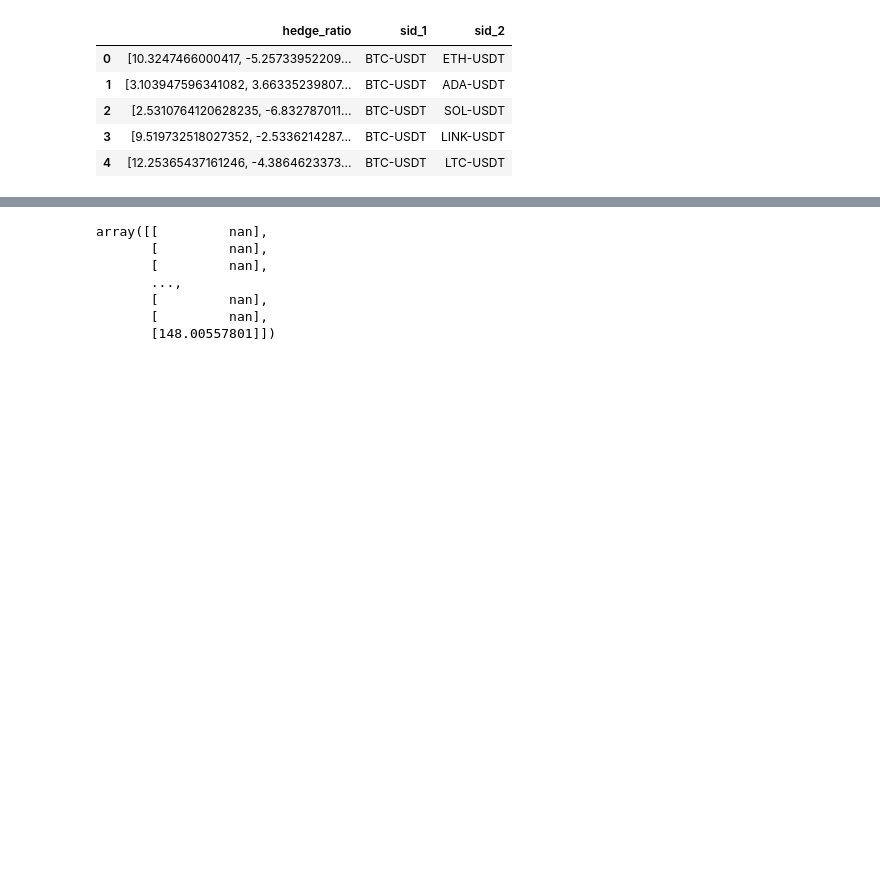
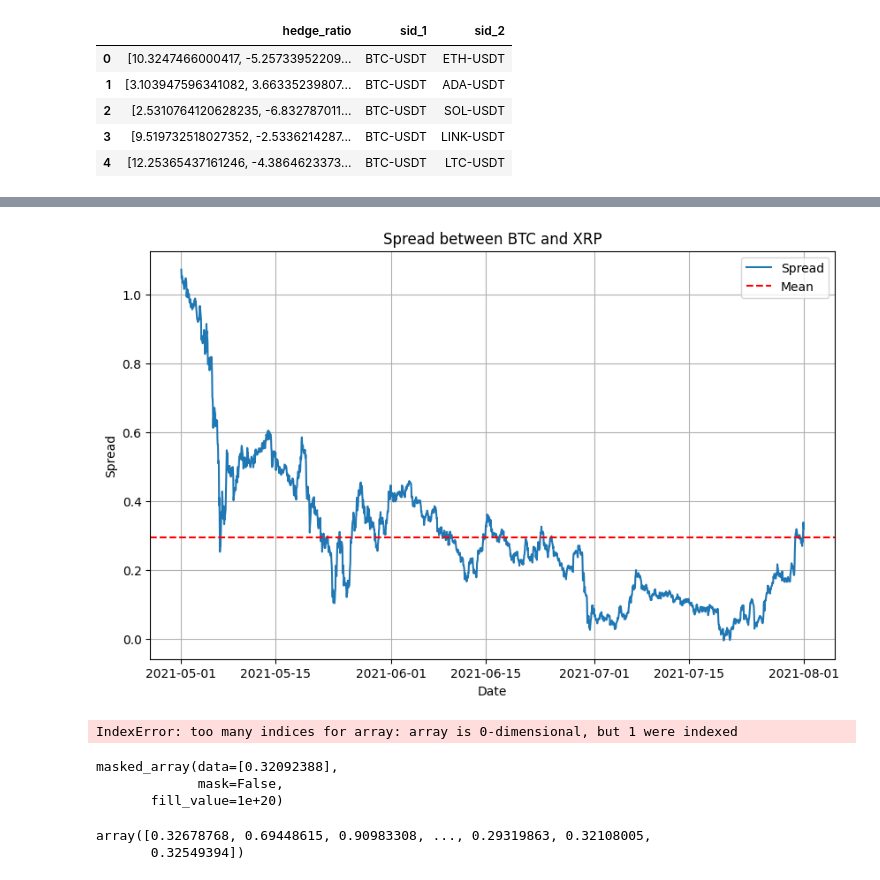
Before and after one commit to beannguyen/crypto-pair-trading, a Jupyter notebook: src/research/Pair Trading with Johansen Test Kalman Filter and estimate the half-life.ipynb, the cells around one changed output, grey strips where cells are left out. Saved outputs shown, nothing was run; the diff lists cells and outputs as text; code cells hidden in the pictures; blank space fills up the shorter version.

Commit message:
update kalman filter

```diff
--- a/src/research/Pair Trading with Johansen Test Kalman Filter and estimate the half-life.ipynb
+++ b/src/research/Pair Trading with Johansen Test Kalman Filter and estimate the half-life.ipynb
@@ -197,4 +190,4 @@ stationary_df
 # %%
-selected_row = stationary_df['i'].iloc[1]
-hedge_ratio = coint_df.iloc[selected_row]['hedge_ratio']
-spread = calculate_spread(df1, selected_row, hedge_ratio)
+selected_row = stationary_df['i'].iloc[6]
+row = coint_df.iloc[selected_row]
+row
@@ -474,10 +199,28 @@ Length: 2207, dtype: float64
-# %%
-entry_threshold
-# %% [output]
-array([[         nan],
-       [         nan],
-       [         nan],
-       ...,
-       [         nan],
-       [         nan],
-       [148.00557801]])
+# %%
+from sklearn.linear_model import LinearRegression
+
+log_returns_btc = df[row['sid_1']]
+log_returns_xrp = df[row['sid_2']]
+
+# Estimate the hedge ratio using linear regression
+regression_model = LinearRegression()
+regression_model.fit(log_returns_btc.values.reshape(-1, 1), log_returns_xrp.values.reshape(-1, 1))
+hedge_ratio = regression_model.coef_[0][0]
+
+# Compute the spread using the estimated hedge ratio
+spread = log_returns_btc - hedge_ratio * log_returns_xrp
+# %%
+import matplotlib.pyplot as plt
+
+# Plot the spread
+plt.figure(figsize=(10, 6))
+plt.plot(spread.index, spread.values, label='Spread')
+plt.axhline(y=spread.mean(), color='r', linestyle='--', label='Mean')
+plt.title('Spread between BTC and XRP')
+plt.xlabel('Date')
+plt.ylabel('Spread')
+plt.legend()
+plt.grid(True)
+plt.show()
+# %% [output]
+[figure, added]
@@ -483,0 +247,32 @@ array([[         nan],
+# %%
+# Apply the Kalman filter to track and update the spread estimate
+filtered_spread = np.squeeze(filtered_state_means)
+predicted_spread = filtered_spread[:-1]  # Predicted spread (t-1)
+observed_spread = [spread.values[-1]]     # Observed spread (t)
+
+# Update the Kalman filter's estimates
+updated_state_means, updated_state_covariances = kf.filter_update(
+    filtered_state_mean=filtered_state_means[-1],
+    filtered_state_covariance=filtered_state_covariances[-1],
+    observation=observed_spread
+)
+
+# Access the updated spread estimate
+updated_spread = np.squeeze(updated_state_means)
+
+# Example: Print the estimated spread at the latest observation
+latest_estimated_spread = updated_spread[-1]
+print("Latest Estimated Spread:", latest_estimated_spread)
+# %% [output]
+IndexError: too many indices for array: array is 0-dimensional, but 1 were indexed
+# %%
+updated_state_means
+# %% [output]
+masked_array(data=[0.32092388],
+             mask=False,
+       fill_value=1e+20)
+# %%
+filtered_spread[:-1]
+# %% [output]
+array([0.32678768, 0.69448615, 0.90983308, ..., 0.29319863, 0.32108005,
+       0.32549394])
```
Also changed, not shown: parts of 20 cells of this notebook.
